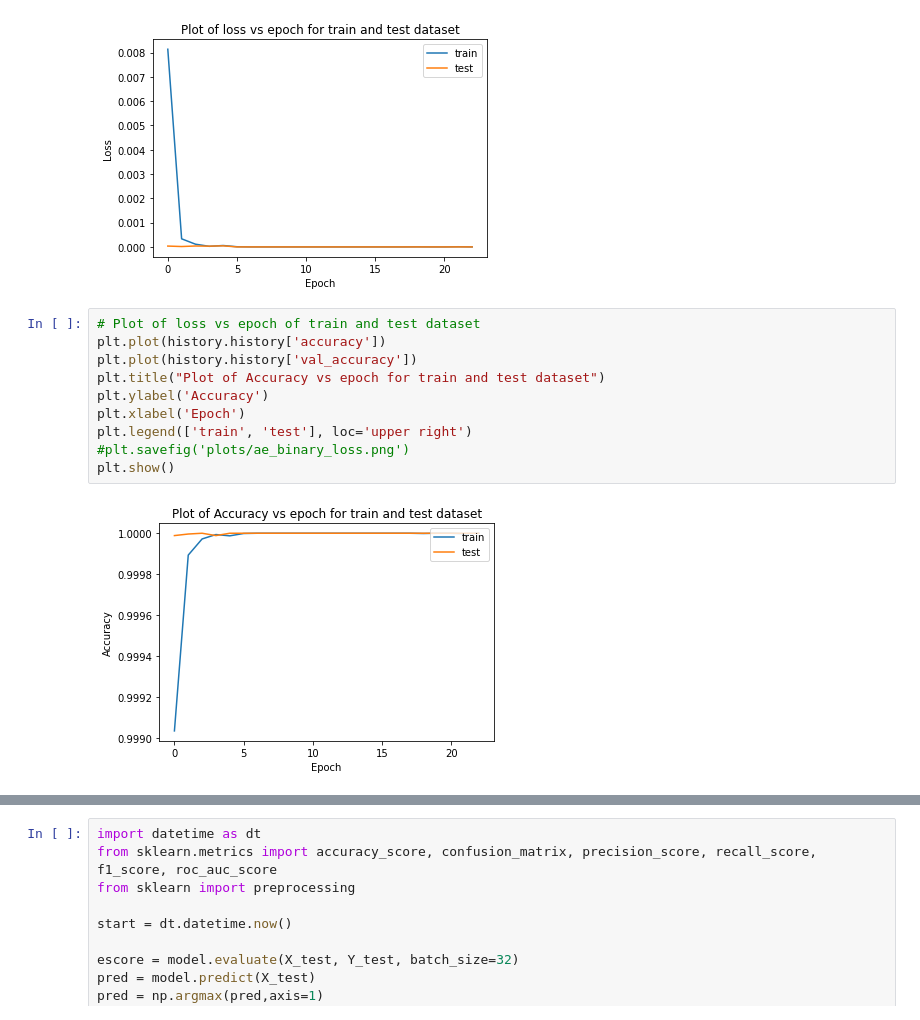
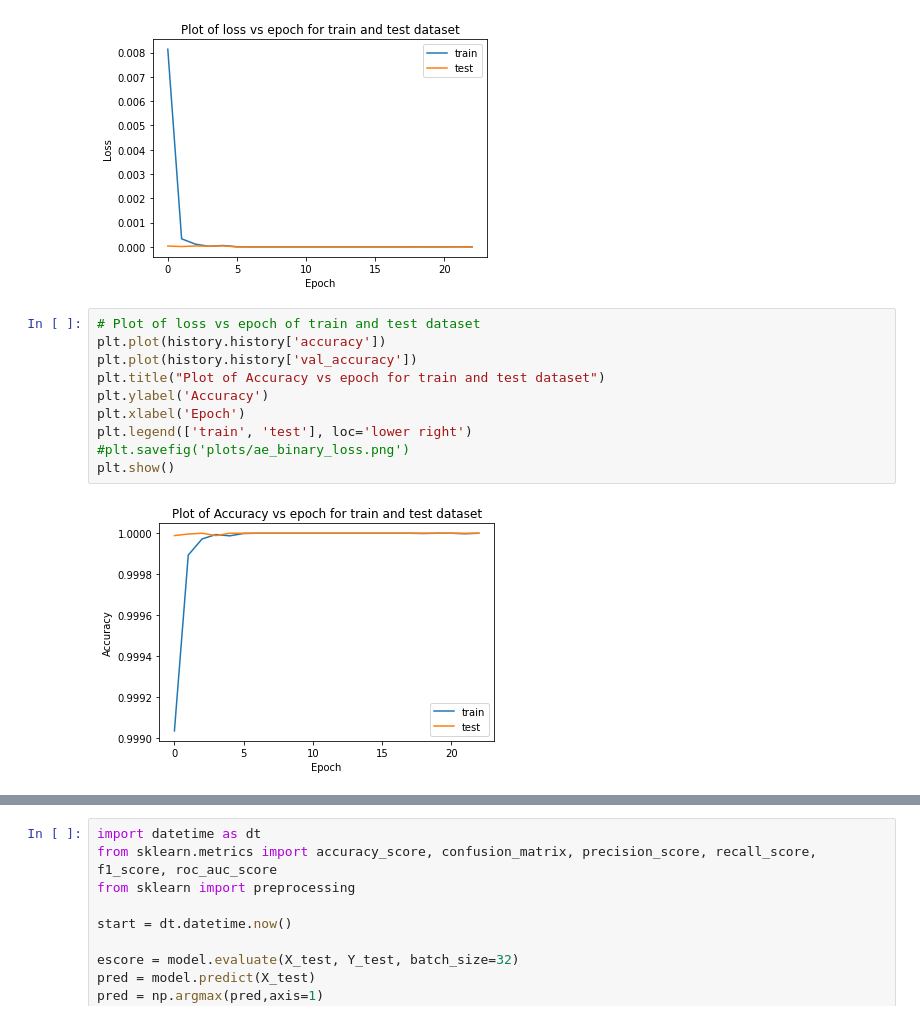
Before and after one commit to vanlalruata/DCNNBiLSTM-An-Efficient-Hybrid-Deep-Learning-Based-Intrusion-Detection-System, a Jupyter notebook: IDS-CIC-IDS-2018.ipynb, the cells around one changed output, grey strips where cells are left out. Drawn from its saved outputs; the diff is of its cells as text.

```diff
--- a/IDS-CIC-IDS-2018.ipynb
+++ b/IDS-CIC-IDS-2018.ipynb
@@ -1230,15 +1149,15 @@ plt.show()
 # %%
 # Plot of loss vs epoch of train and test dataset
 plt.plot(history.history['accuracy'])
 plt.plot(history.history['val_accuracy'])
 plt.title("Plot of Accuracy vs epoch for train and test dataset")
 plt.ylabel('Accuracy')
 plt.xlabel('Epoch')
-plt.legend(['train', 'test'], loc='upper right')
+plt.legend(['train', 'test'], loc='lower right')
 #plt.savefig('plots/ae_binary_loss.png')
 plt.show()
 # %% [output]
-[figure, old version]
+[figure, new version]
 # %%
 pd.DataFrame(history.history).plot(figsize=(8,5))
 plt.grid(True)
```
Also changed, not shown: parts of 21 cells of this notebook.
